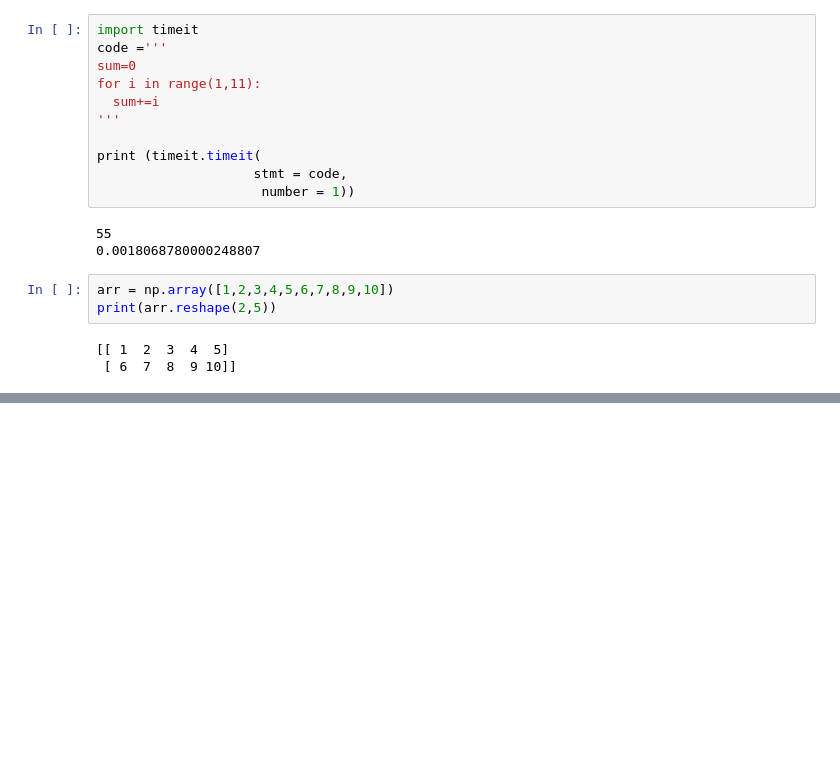
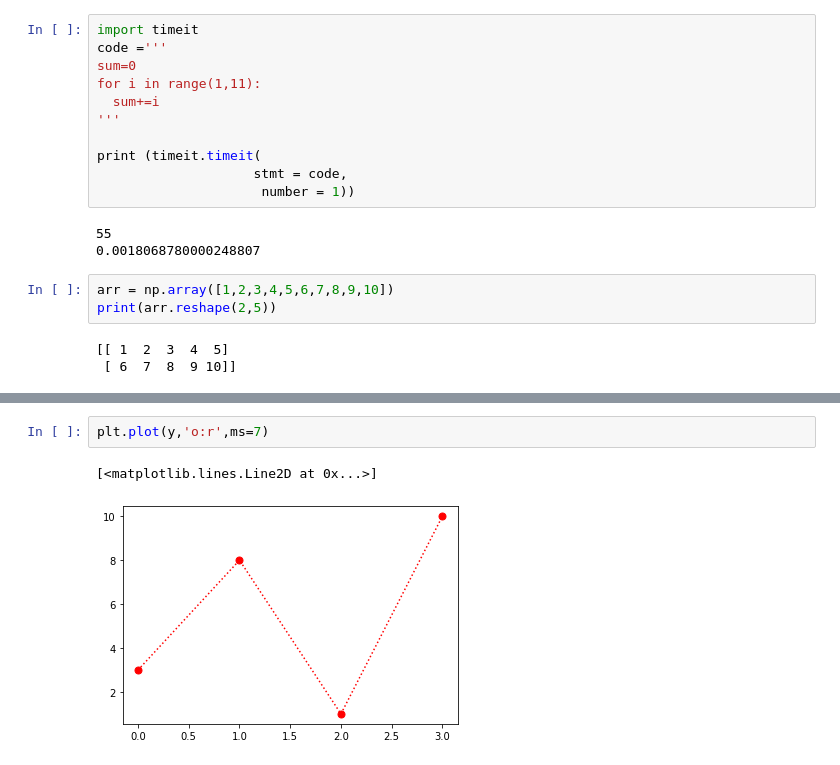
Before and after one commit to aswinsankarpd/ELECTIVE, a Jupyter notebook: CLASS.ipynb, the cells around one changed output, grey strips where cells are left out. Drawn from its saved outputs; the diff is of its cells as text; blank space fills up the shorter version.

```diff
--- a/CLASS.ipynb
+++ b/CLASS.ipynb
@@ -209,0 +203,5 @@ print(a)
+# %%
+plt.plot(y,'o:r',ms=7)
+# %% [output]
+[<matplotlib.lines.Line2D at 0x...>]
+[figure, added]
```
Also changed, not shown: parts of 35 cells of this notebook.
